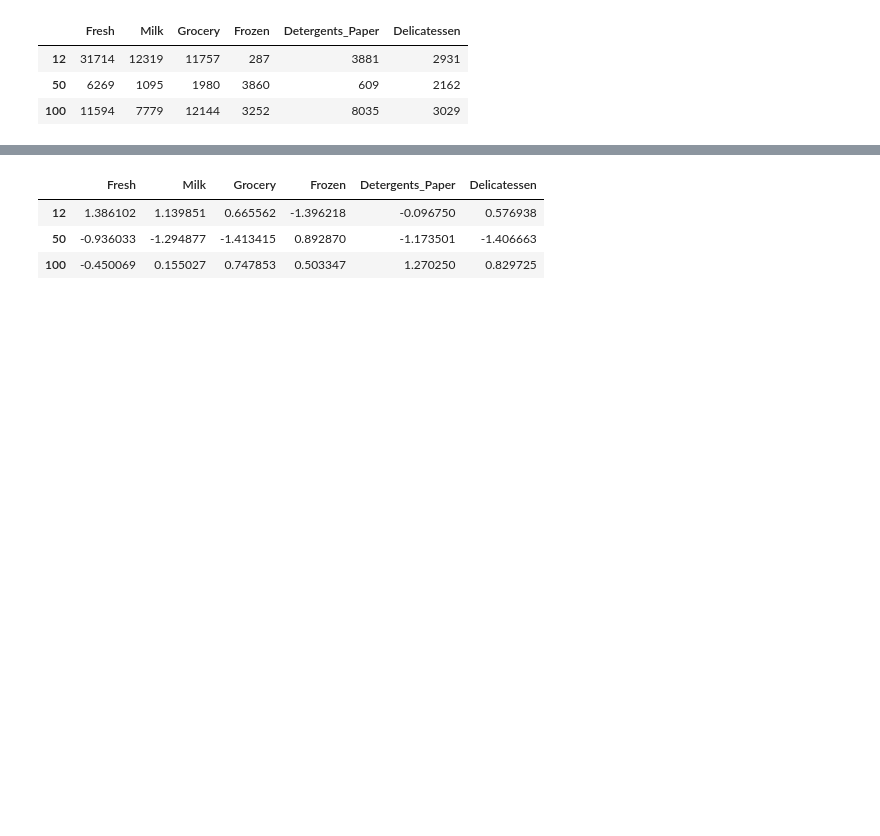
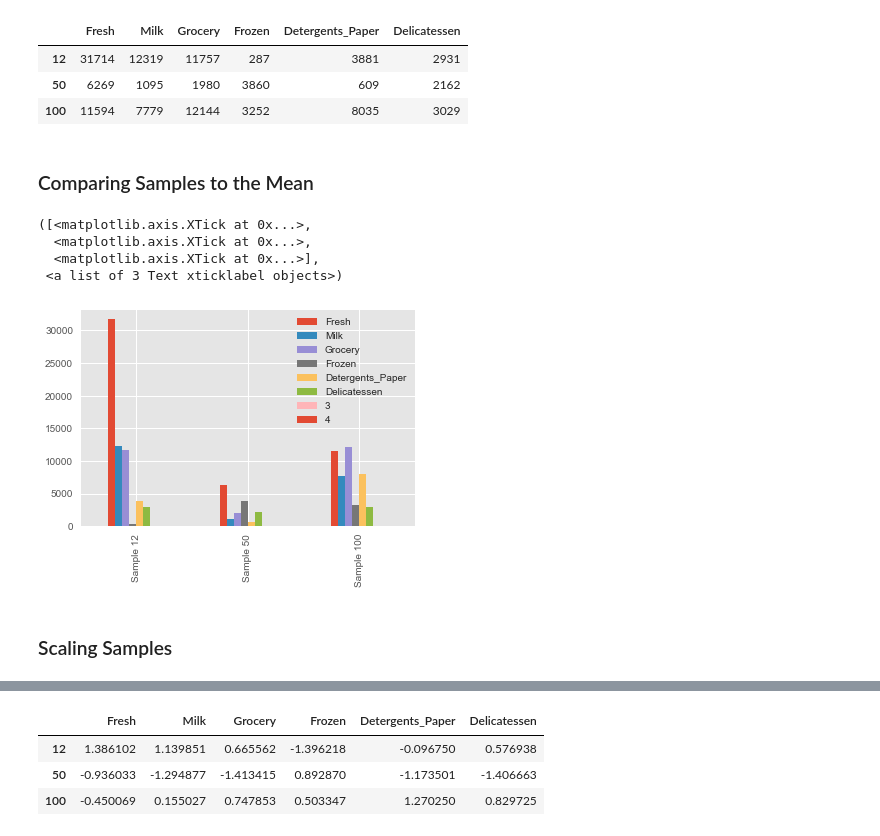
Before and after one commit to sethfarns/machine-learning, a Jupyter notebook: projects/customer_segments/customer_segments.ipynb, the cells around one changed output, grey strips where cells are left out. Saved outputs shown, nothing was run; the diff lists cells and outputs as text; code cells hidden in the pictures; blank space fills up the shorter version.

```diff
--- a/projects/customer_segments/customer_segments.ipynb
+++ b/projects/customer_segments/customer_segments.ipynb
@@ -72,3 +75,24 @@ Chosen samples of wholesale customers dataset:
 | 12 | 31714 | 12319 | 11757 | 287 | 3881 | 2931 |
 | 50 | 6269 | 1095 | 1980 | 3860 | 609 | 2162 |
 | 100 | 11594 | 7779 | 12144 | 3252 | 8035 | 3029 |
+# %% [markdown]
+### Comparing Samples to the Mean
+# %%
+samples_cpy = samples.copy()
+samples_cpy[samples.shape[0]] = data.median()
+samples_cpy[samples.shape[0]+1] = data.mean()
+
+plt.style.use('ggplot')
+samples_cpy.plot(kind='bar')
+labels = ["Sample {}".format(i) for i in samples.index]
+labels.append("Data Median")
+labels.append("Data Mean")
+plt.xticks(range(samples_cpy.shape[0]),labels)
+# %% [output]
+([<matplotlib.axis.XTick at 0x...>,
+  <matplotlib.axis.XTick at 0x...>,
+  <matplotlib.axis.XTick at 0x...>],
+ <a list of 3 Text xticklabel objects>)
+[figure, added]
+# %% [markdown]
+### Scaling Samples
```
Also changed, not shown: parts of 29 cells of this notebook, 3 other files.
